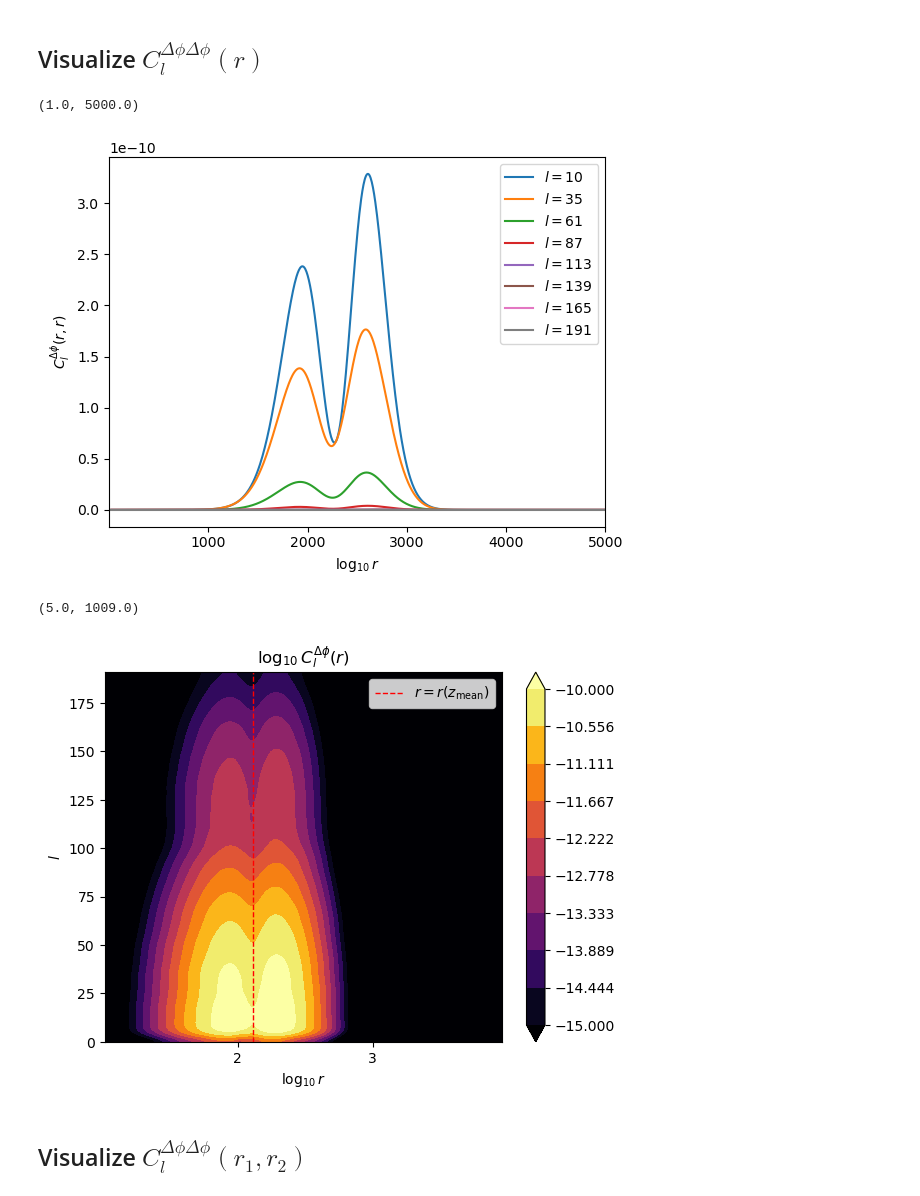
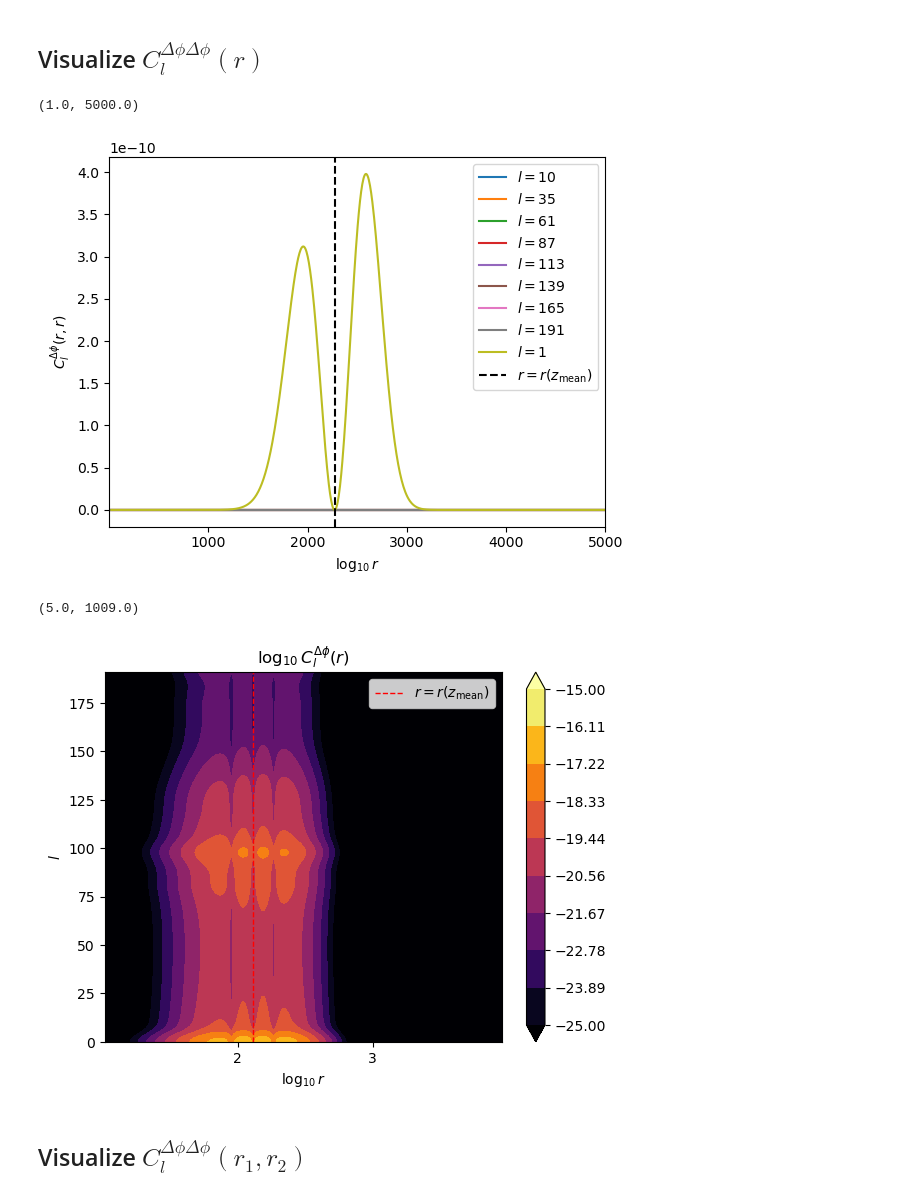
Before and after one commit to abaleato/CARDiAC, a Jupyter notebook: compute_biases.ipynb, the cells around one changed output. Cells and saved outputs as stored; diff of their text form; code cells hidden in the pictures.

Commit message:
new branch for toy model, using gaussian in z as before

```diff
--- a/compute_biases.ipynb
+++ b/compute_biases.ipynb
@@ -30,11 +30,6 @@ npix = hp.nside2npix(nside)
 # Initialize samples in r (r is comoviing distance throughout)
 n_samples_of_r = 2**10 # Choose a power of 2
 
-'''
-log_rmin = 1 # Choose integers here
-log_rmax = 4 # Choose integers here
-r_array = np.logspace(log_rmin,log_rmax,n_samples_of_r)
-'''
 lin_rmin = Planck18.comoving_distance(z_min_int).value
 lin_rmax = Planck18.comoving_distance(z_max_int).value
 r_array = np.linspace(lin_rmin,lin_rmax,n_samples_of_r)
@@ -71,0 +42,33 @@ delta_p_maps = phi_norm**(-1) * (np.exp(-(z_array - z_mean - zmean_shifts_array[
+# %%
+toy_model = True # If True, seed perturbations only for one Y_{lm}. If False, draw from indep. Gaussians in each pixel
+
+sigma_zshift = z_mean/100. # Standard deviation of the shifts in the central redshift of the distribution
+sigma_zwidth = 0 #sigma/10. # Standard deviation of the variations in the width of the distribution
+
+modulation_of_mean_of_draws = 0 # Consider also modulating the mean of these shifts across the sky
+
+if toy_model:
+    # Excite only the l=1, m=1 mode
+    l_seeded = 1
+    m_seeded = 1
+    lmax_bigpix = 20
+    dummy_alm = np.zeros(hp.Alm.getsize(lmax_bigpix), dtype=complex)
+    dummy_alm[hp.Alm.getidx(lmax_bigpix, l_seeded, m_seeded)] = 1
+
+    modulating_map = hp.alm2map(dummy_alm, nside)
+    # Normalize so the pure harmonic part has the same min and max as the analytic Y_11
+    modulating_map *= np.sqrt(3/(4*np.pi))/np.max(modulating_map)
+    # Multiply the normalized Y_{11} by a small constant
+    modulating_map *= sigma_zshift
+    # shift of the peak of the distribution, with units of Mpc
+    epsilon = np.max(np.abs(Planck18.comoving_distance(z_mean-modulating_map).value - Planck18.comoving_distance(z_mean).value))/np.sqrt(3/(4*np.pi))
+    hp.mollview(modulating_map)
+    plt.show()
+
+    # Draw random values in each pixel for the shift of the central redshift of the dndz
+    zmean_shifts_array = modulating_map
+    width_shifts_array = np.random.normal(loc=modulation_of_mean_of_draws, scale=sigma_zwidth, size=npix)
+else:
+    # Draw random values in each pixel for the shift of the central redshift of the dndz
+    zmean_shifts_array = np.random.normal(loc=modulation_of_mean_of_draws, scale=sigma_zshift, size=npix)
+    width_shifts_array = np.random.normal(loc=modulation_of_mean_of_draws, scale=sigma_zwidth, size=npix)
@@ -203,43 +199,49 @@ Completed 97%
 # %%
 for l_to_plot in np.linspace(10,lmax,8, dtype=int):
     plt.plot(r_array, np.diagonal(Cl_deltap_of_r1_r2, axis1=1, axis2=2)[l_to_plot,:], label=r'$l={}$'.format(l_to_plot))
+
+if toy_model:
+    # The power at the ell that we seeded should dwarf the rest
+    plt.plot(r_array, np.diagonal(Cl_deltap_of_r1_r2, axis1=1, axis2=2)[l_seeded,:], label=r'$l={}$'.format(l_seeded))
+
+plt.axvline(Planck18.comoving_distance(z_mean).value, ls='--', color='k', label=r'$r=r(z_{\mathrm{mean}})$')
 plt.xlabel(r'$\mathrm{log}_{10}\,r$')
 plt.ylabel(r'$C_l^{\Delta \phi}(r,r)$')
 plt.legend()
 plt.xlim([1,5000])
 # %% [output]
 (1.0, 5000.0)
-[figure, old version]
+[figure, new version]
 # %%
 X, Y = np.meshgrid(np.arange(len(r_array)), np.arange(lmax+1))
 Z = np.log10(np.diagonal(Cl_deltap_of_r1_r2, axis1=1, axis2=2))
 
-contours = np.linspace(-15,-10,10)
+contours = np.linspace(-25,-15,10)
 
 # Smooth array with a Gaussian filter for plotting purposes
 Z_smoothed = gaussian_filter(Z, sigma=3)
 plt.contourf(X, Y, Z_smoothed, levels=contours, cmap='inferno', extend='both')
 
 
 ax = plt.gca()
 ax.axvline(np.where(r_array>Planck18.comoving_distance(z_mean).value)[0][0], color='r', ls='--', lw=1, label=r'$r=r(z_{\mathrm{mean}})$')
 ax.set_ylim([0,lmax])
 
 plt.xlabel(r'$\mathrm{log}_{10}\,r$')
 plt.ylabel(r'$l$')
 
 label_locs = np.arange(int(round(np.log10(np.min(r_array)),0)), int(round(np.log10(np.max(r_array)),0))+1, 1)
 ax.set_xticks(np.linspace(0, len(r_array), len(label_locs)))
 ax.set_xticklabels(label_locs.astype('str'))
 plt.legend()
 
 plt.title(r'$\mathrm{log}_{10} \, C_l^{\Delta \phi}(r)$')
 plt.colorbar(location='right')
 
 plt.xlim([np.where(r_array>50)[0][0], np.where(r_array>6000)[0][0]])
 # %% [output]
 (5.0, 1009.0)
-[figure, old version]
+[figure, new version]
 # %% [markdown]
 ## Visualize $C_l^{\Delta \phi \Delta \phi}(r_1,r_2)$
 # %%
```
Also changed, not shown: parts of 13 cells of this notebook.
